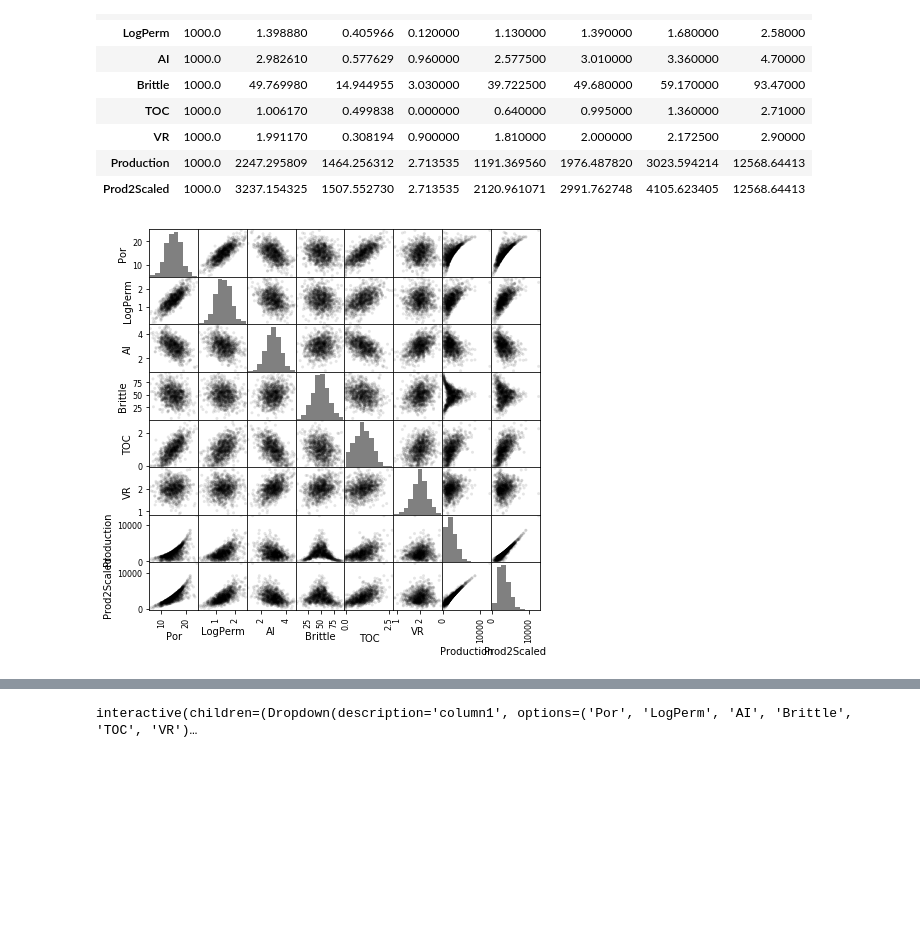
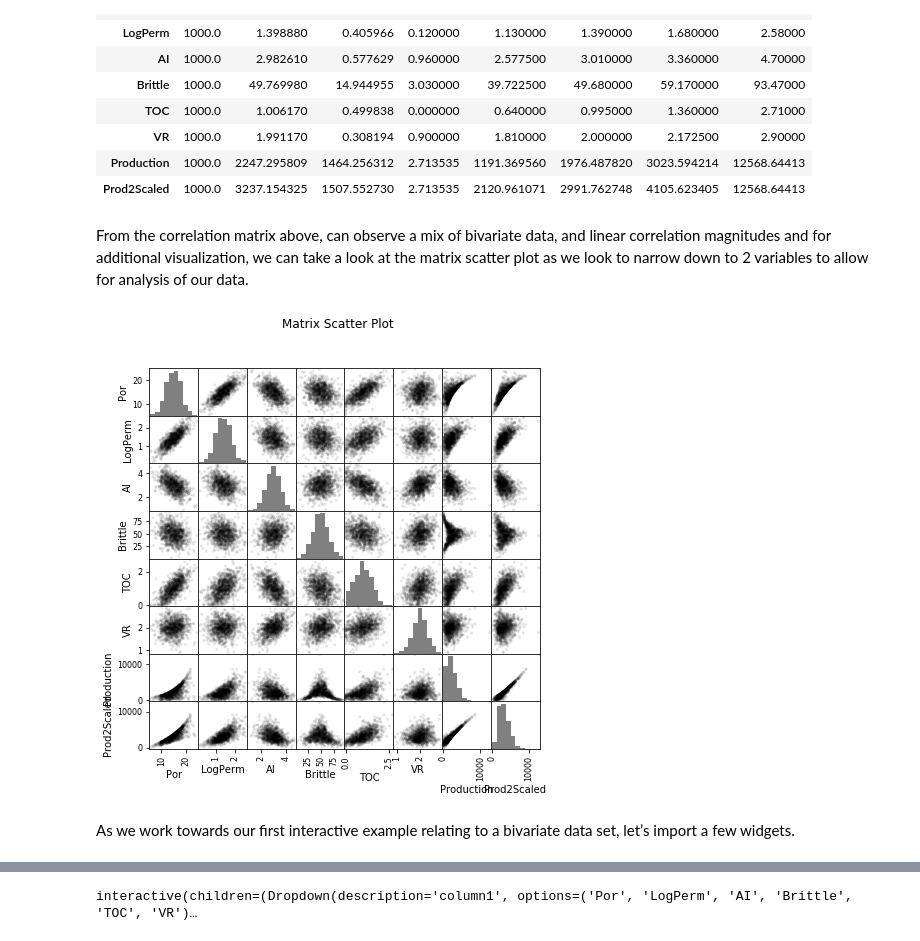
Before and after one commit to arhamjunaid8/PCA, a Jupyter notebook: Interactive PCA.ipynb, the cells around one changed output, grey strips where cells are left out. Saved outputs shown, nothing was run; the diff lists cells and outputs as text; code cells hidden in the pictures; blank space fills up the shorter version.

```diff
--- a/Interactive PCA.ipynb
+++ b/Interactive PCA.ipynb
@@ -57,11 +122,16 @@ df.describe().transpose()                            # calculate summary statist
 | VR | 1000.0 | 1.991170 | 0.308194 | 0.900000 | 1.810000 | 2.000000 | 2.172500 | 2.90000 |
 | Production | 1000.0 | 2247.295809 | 1464.256312 | 2.713535 | 1191.369560 | 1976.487820 | 3023.594214 | 12568.64413 |
 | Prod2Scaled | 1000.0 | 3237.154325 | 1507.552730 | 2.713535 | 2120.961071 | 2991.762748 | 4105.623405 | 12568.64413 |
+# %% [markdown]
+From the correlation matrix above, can observe a mix of bivariate data, and linear correlation magnitudes and for additional visualization, we can take a look at the matrix scatter plot as we look to narrow down to 2 variables to allow for analysis of our data.
 # %%
 pd_plot.scatter_matrix(df, alpha = 0.1,              # pandas matrix scatter plot
     figsize=(7, 7),color = 'black', hist_kwds={'color':['grey']})
+plt.suptitle("Matrix Scatter Plot")
 plt.show()
 # %% [output]
-[figure, old version]
+[figure, new version]
+# %% [markdown]
+As we work towards our first interactive example relating to a bivariate data set, let’s import a few widgets.
 # %%
 import ipywidgets as widgets
```
Also changed, not shown: parts of 31 cells of this notebook.
